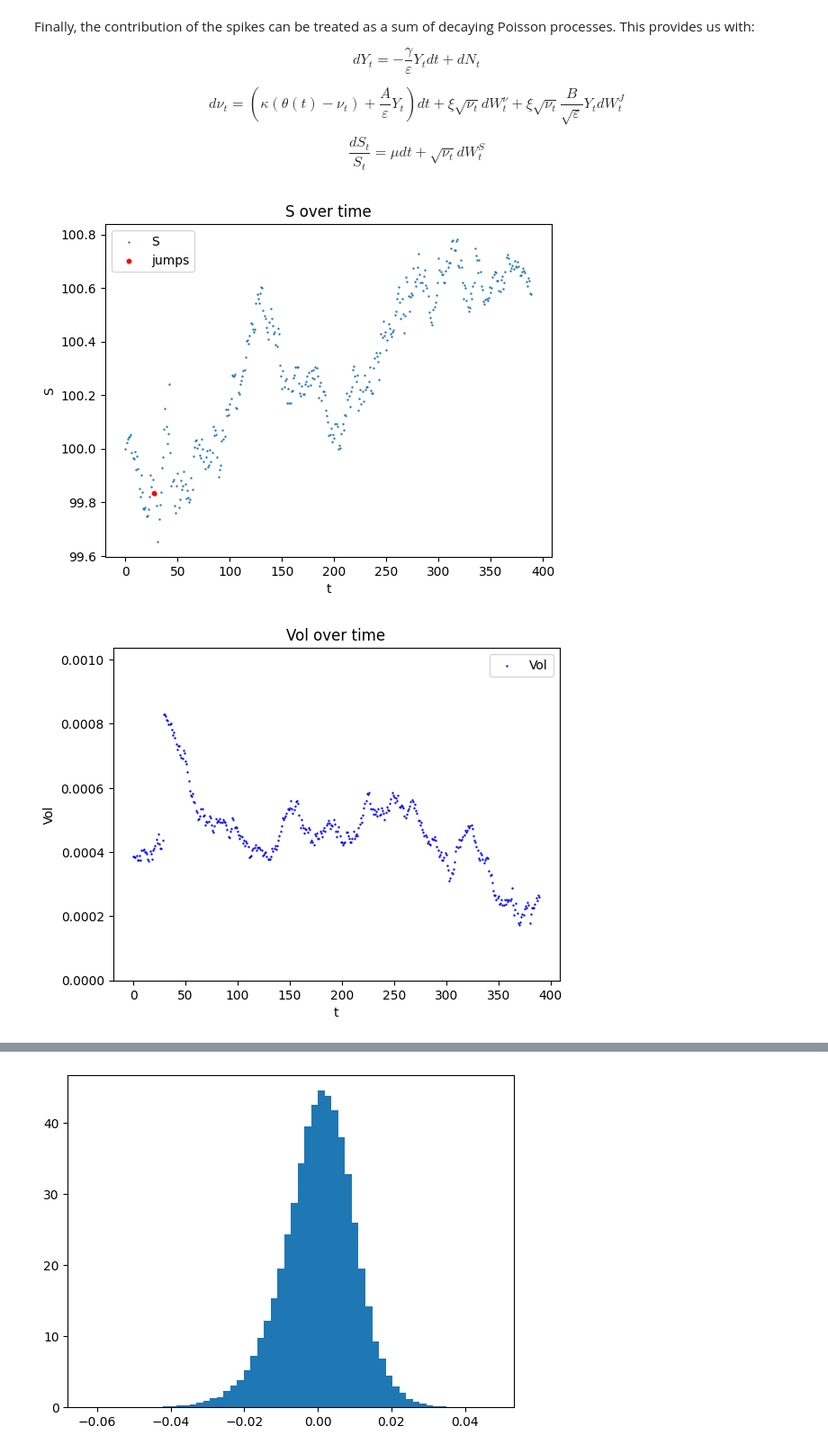
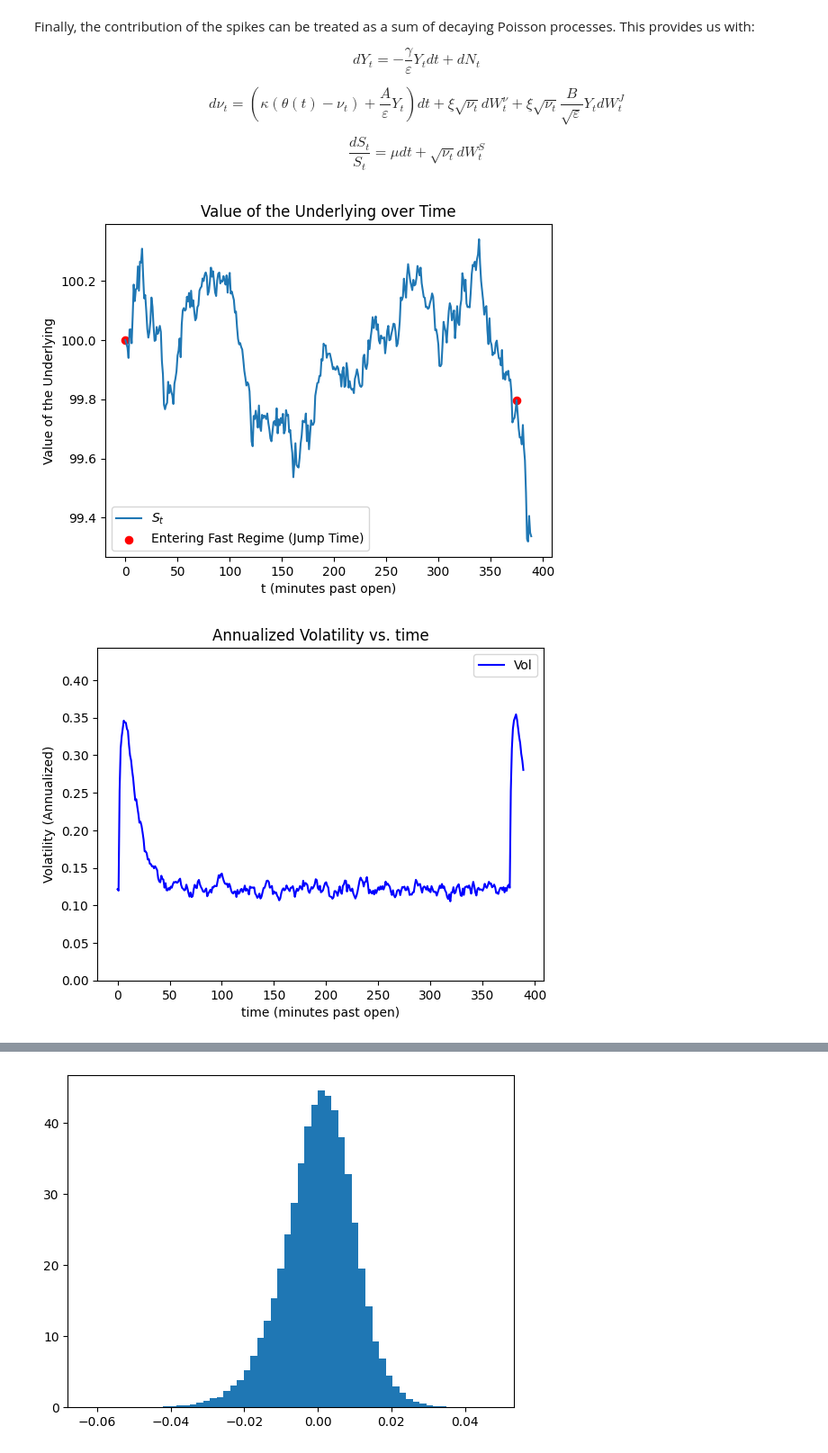
Before and after one commit to thomaskornfeld/m86, a Jupyter notebook: boundary_layer.ipynb, the cells around one changed output, grey strips where cells are left out. Shown at 90% size. Cells and saved outputs as stored; diff of their text form; code cells hidden in the pictures.

Commit message:
graphs for simulation

```diff
--- a/boundary_layer.ipynb
+++ b/boundary_layer.ipynb
@@ -113,7 +113,7 @@ def simulate_full_system(
         # 1. Handle Poisson Jumps for dN_t
         # Prob of jump in dt is lambda * dt
         jump = 0.0
-        if np.random.random() < lambda_jump * dt:
+        if np.random.random() < lambda_jump * dt or t==0 or t==t_list[-15]:
             jump = 1
             jump_times[t] = S[t]
             # print(f"Jump at time {t}")
@@ -144,35 +144,41 @@ def simulate_full_system(
 # %%
 import matplotlib.pyplot as plt
 
 # Run your simulation
-S, nu, Y, r, t, jump_times = simulate_full_system(dt=1, T=390, kappa=.01, gamma=1)
+S, nu, Y, r, t, jump_times = simulate_full_system(dt=1, T=390, kappa=.3, gamma=.1, lambda_jump=1 / (6.5*60))
 
 # First plot: S vs t
 plt.figure()
-plt.scatter(t, S, s=0.5, label='S')
-plt.scatter(t, jump_times, s=10, c='red', label='jumps')
-plt.xlabel('t')
-plt.ylabel('S')
-plt.title('S over time')
+plt.plot(t, S, label=r'$S_t$')
+plt.scatter(t, jump_times, s=35, c='red', label='Entering Fast Regime (Jump Time)')
+plt.xlabel('t (minutes past open)')
+plt.ylabel('Value of the Underlying')
+plt.title('Value of the Underlying over Time')
 plt.legend()
+# Save high quality PNG
+plt.savefig('underlying_value.png', dpi=600, bbox_inches='tight')
 
-# Second plot: nu vs t
+# --- Second plot: nu vs t ---
 plt.figure()
-plt.scatter(t, np.sqrt(nu), s=0.5, c='blue', label='Vol')
-plt.xlabel('t')
-plt.ylabel('Vol')
-plt.ylim(0, max(np.sqrt(nu))*1.25)
-plt.title('Vol over time')
+plt.plot(t, np.sqrt(nu)*313.5,  c='blue', label='Vol')
+plt.xlabel('time (minutes past open)')
+plt.ylabel('Volatility (Annualized)')
+plt.ylim(0, max(np.sqrt(nu)*313.5)*1.25)
+plt.title('Annualized Volatility vs. time')
 plt.legend()
+# Save high quality PNG
+plt.savefig('annualized_volatility.png', dpi=600, bbox_inches='tight')
 
+# --- Third plot: Y vs t ---
 plt.figure()
-plt.scatter(t, Y, s=0.5, c='green', label='Mean Effects of Jumps')
-plt.xlabel('t')
-plt.ylabel('nu')
-plt.title('Mean Effects of Jumps over Time')
-plt.legend()
+plt.plot(t, Y, c='green')
+plt.xlabel('time (minutes past open)')
+plt.ylabel(r'Fast Regimeness $(Y_t)$')
+plt.title(r'Fast Regimeness $(Y_t)$ vs. time')
+# Save high quality PNG
+plt.savefig('fast_regimeness.png', dpi=600, bbox_inches='tight')
 
 plt.show()
 # %% [output]
-[figure, old version]
+[figure, new version]
-[figure, old version]
+[figure, new version]
```
Also changed, not shown: parts of 1 cell of this notebook.
